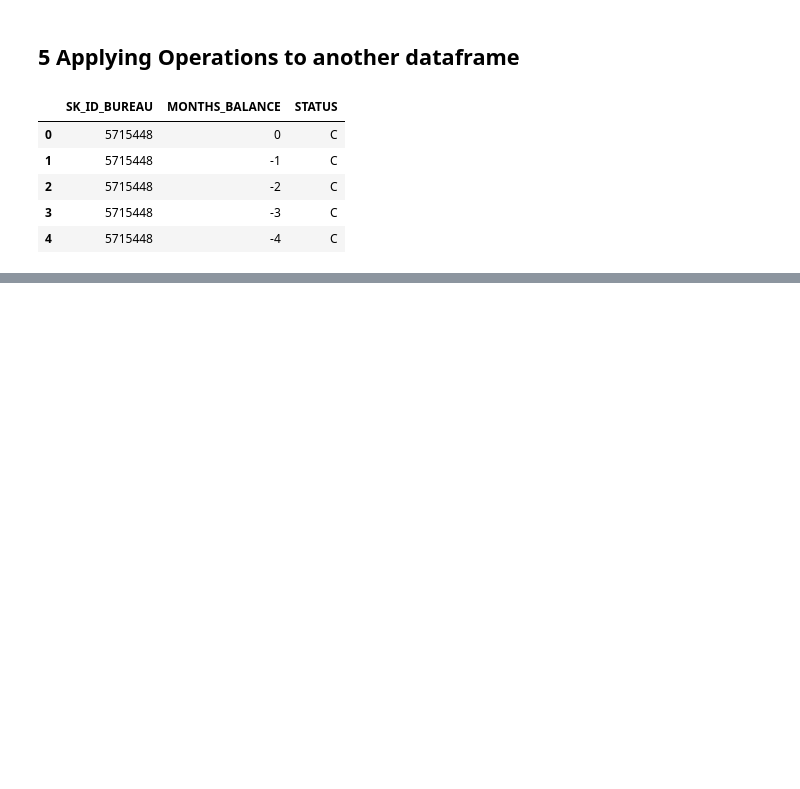
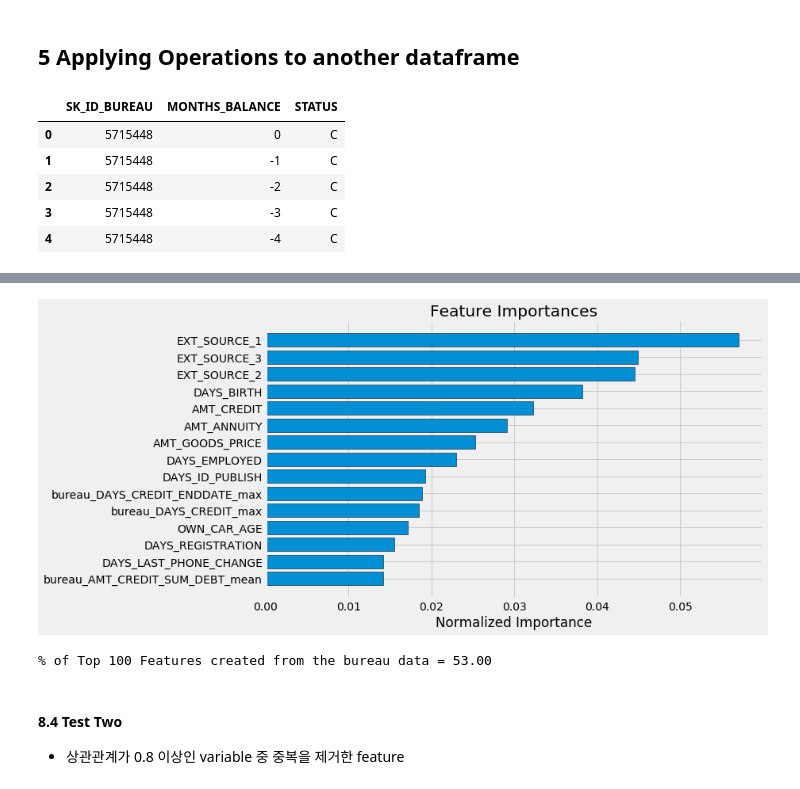
Before and after one commit to herbwood/study_datascience, a Jupyter notebook: kaggle/home_credit_default_risk/solution2.ipynb, the cells around one changed output, grey strips where cells are left out. Cells and saved outputs as stored; diff of their text form; code cells hidden in the pictures; blank space fills up the shorter version.

```diff
--- a/kaggle/home_credit_default_risk/solution2.ipynb
+++ b/kaggle/home_credit_default_risk/solution2.ipynb
@@ -489,0 +734,3 @@ bureau_balance_agg.head()
+# %%
+corrs = corrs.sort_values('TARGET', ascending = False)
+pd.DataFrame(corrs['TARGET'].head(10))
@@ -489,0 +1045,2 @@ bureau_balance_agg.head()
+# %%
+submission_raw, fi_raw, metrics_raw = model(train, test)
@@ -489,0 +1075,11 @@ bureau_balance_agg.head()
+# %%
+fi_raw_sorted = plot_feature_importances(fi_raw)
+# %% [output]
+[figure, added]
+# %%
+top_100 = list(fi_raw_sorted['feature'])[:100]
+new_features = [x for x in top_100 if x not in list(fi['feature'])]
+
+print('%% of Top 100 Features created from the bureau data = %d.00' % len(new_features))
+# %% [output]
+% of Top 100 Features created from the bureau data = 53.00
@@ -489,0 +1088,3 @@ bureau_balance_agg.head()
+# %% [markdown]
+#### 8.4 Test Two
+- 상관관계가 0.8 이상인 variable 중 중복을 제거한 feature
```
Also changed, not shown: parts of 62 cells of this notebook.
